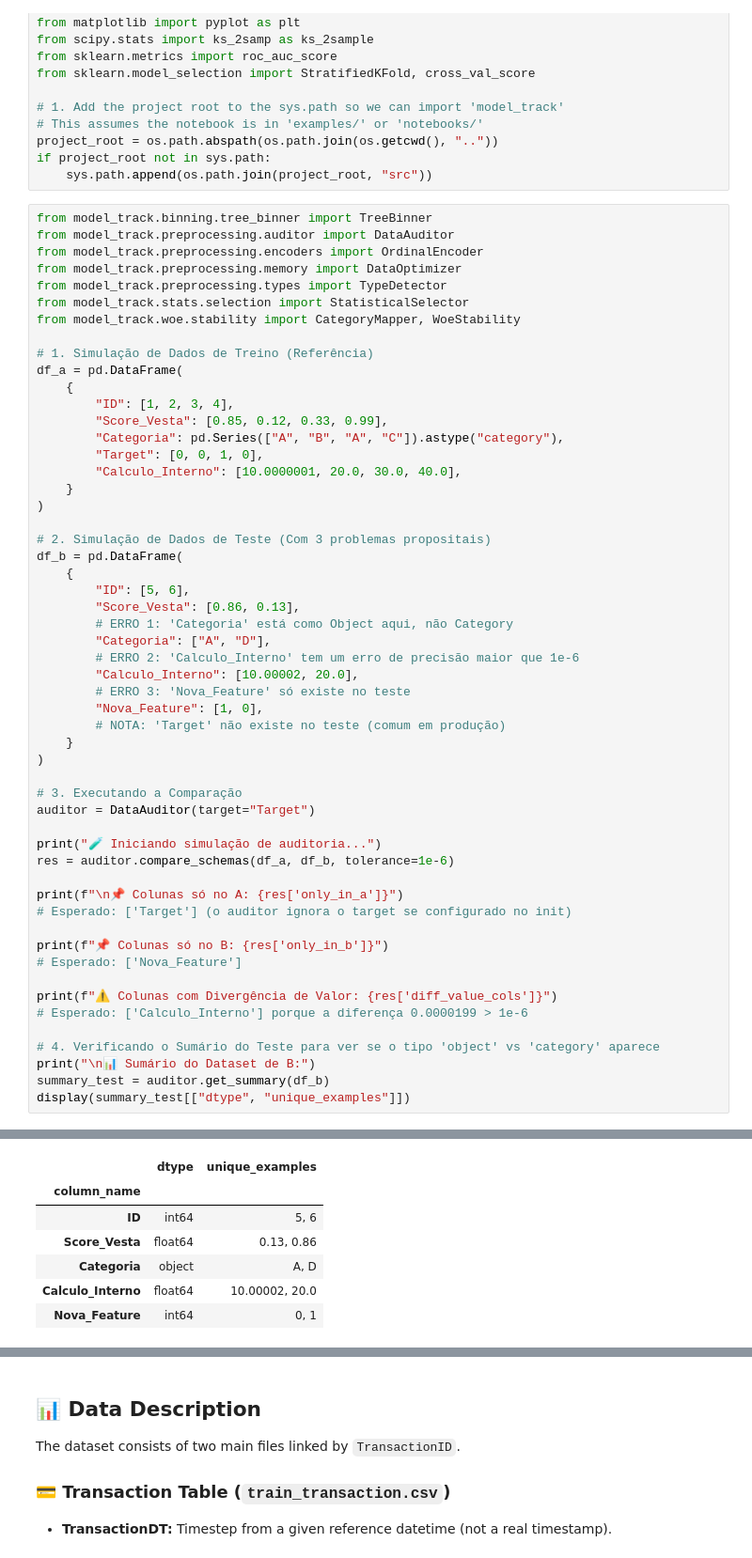
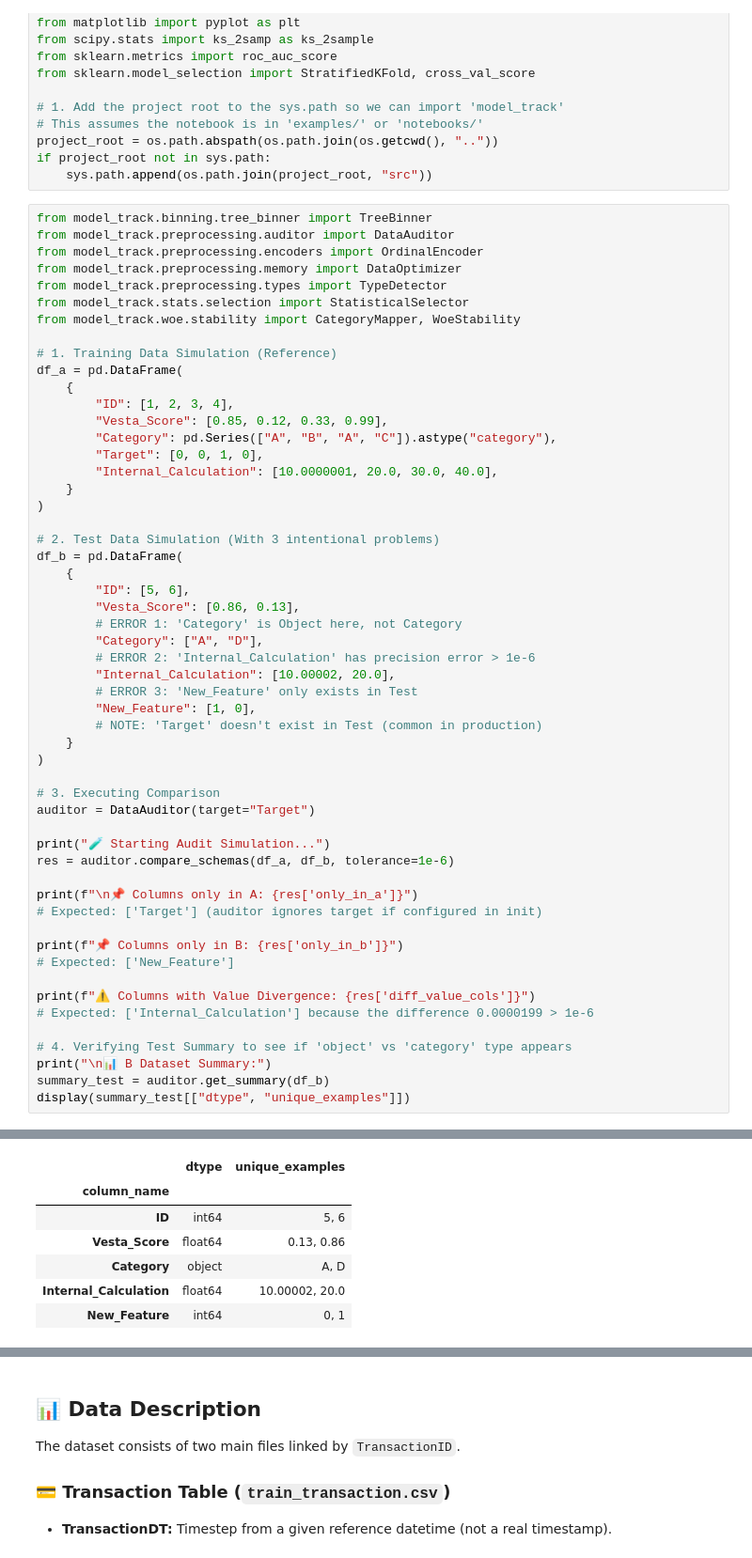
Before and after one commit to Cristiano2132/model-track-cr, a Jupyter notebook: notebooks/ieee_fraud_eda_baseline.ipynb, the cells around one changed output, grey strips where cells are left out. Shown at 94% size. Drawn from its saved outputs; the diff is of its cells as text.

```diff
--- a/notebooks/ieee_fraud_eda_baseline.ipynb
+++ b/notebooks/ieee_fraud_eda_baseline.ipynb
@@ -54,49 +54,49 @@ from model_track.preprocessing.types import TypeDetector
 from model_track.stats.selection import StatisticalSelector
 from model_track.woe.stability import CategoryMapper, WoeStability
 
-# 1. Simulação de Dados de Treino (Referência)
+# 1. Training Data Simulation (Reference)
 df_a = pd.DataFrame(
     {
         "ID": [1, 2, 3, 4],
-        "Score_Vesta": [0.85, 0.12, 0.33, 0.99],
-        "Categoria": pd.Series(["A", "B", "A", "C"]).astype("category"),
+        "Vesta_Score": [0.85, 0.12, 0.33, 0.99],
+        "Category": pd.Series(["A", "B", "A", "C"]).astype("category"),
         "Target": [0, 0, 1, 0],
-        "Calculo_Interno": [10.0000001, 20.0, 30.0, 40.0],
+        "Internal_Calculation": [10.0000001, 20.0, 30.0, 40.0],
     }
 )
 
-# 2. Simulação de Dados de Teste (Com 3 problemas propositais)
+# 2. Test Data Simulation (With 3 intentional problems)
 df_b = pd.DataFrame(
     {
         "ID": [5, 6],
-        "Score_Vesta": [0.86, 0.13],
-        # ERRO 1: 'Categoria' está como Object aqui, não Category
-        "Categoria": ["A", "D"],
-        # ERRO 2: 'Calculo_Interno' tem um erro de precisão maior que 1e-6
-        "Calculo_Interno": [10.00002, 20.0],
-        # ERRO 3: 'Nova_Feature' só existe no teste
-        "Nova_Feature": [1, 0],
-        # NOTA: 'Target' não existe no teste (comum em produção)
+        "Vesta_Score": [0.86, 0.13],
+        # ERROR 1: 'Category' is Object here, not Category
+        "Category": ["A", "D"],
+        # ERROR 2: 'Internal_Calculation' has precision error > 1e-6
+        "Internal_Calculation": [10.00002, 20.0],
+        # ERROR 3: 'New_Feature' only exists in Test
+        "New_Feature": [1, 0],
+        # NOTE: 'Target' doesn't exist in Test (common in production)
     }
 )
 
-# 3. Executando a Comparação
+# 3. Executing Comparison
 auditor = DataAuditor(target="Target")
 
-print("🧪 Iniciando simulação de auditoria...")
+print("🧪 Starting Audit Simulation...")
 res = auditor.compare_schemas(df_a, df_b, tolerance=1e-6)
 
-print(f"\n📌 Colunas só no A: {res['only_in_a']}")
-# Esperado: ['Target'] (o auditor ignora o target se configurado no init)
+print(f"\n📌 Columns only in A: {res['only_in_a']}")
+# Expected: ['Target'] (auditor ignores target if configured in init)
 
-print(f"📌 Colunas só no B: {res['only_in_b']}")
-# Esperado: ['Nova_Feature']
+print(f"📌 Columns only in B: {res['only_in_b']}")
+# Expected: ['New_Feature']
 
-print(f"⚠️ Colunas com Divergência de Valor: {res['diff_value_cols']}")
-# Esperado: ['Calculo_Interno'] porque a diferença 0.0000199 > 1e-6
+print(f"⚠️ Columns with Value Divergence: {res['diff_value_cols']}")
+# Expected: ['Internal_Calculation'] because the difference 0.0000199 > 1e-6
 
-# 4. Verificando o Sumário do Teste para ver se o tipo 'object' vs 'category' aparece
-print("\n📊 Sumário do Dataset de B:")
+# 4. Verifying Test Summary to see if 'object' vs 'category' type appears
+print("\n📊 B Dataset Summary:")
 summary_test = auditor.get_summary(df_b)
 display(summary_test[["dtype", "unique_examples"]])
 # %% [output]
@@ -110,10 +110,10 @@ display(summary_test[["dtype", "unique_examples"]])
 |  | dtype | unique_examples |
 | column_name |  |  |
 | ID | int64 | 5, 6 |
-| Score_Vesta | float64 | 0.13, 0.86 |
-| Categoria | object | A, D |
-| Calculo_Interno | float64 | 10.00002, 20.0 |
-| Nova_Feature | int64 | 0, 1 |
+| Vesta_Score | float64 | 0.13, 0.86 |
+| Category | object | A, D |
+| Internal_Calculation | float64 | 10.00002, 20.0 |
+| New_Feature | int64 | 0, 1 |
 # %%
 res
 # %% [output]
```
Also changed, not shown: parts of 29 cells of this notebook.
